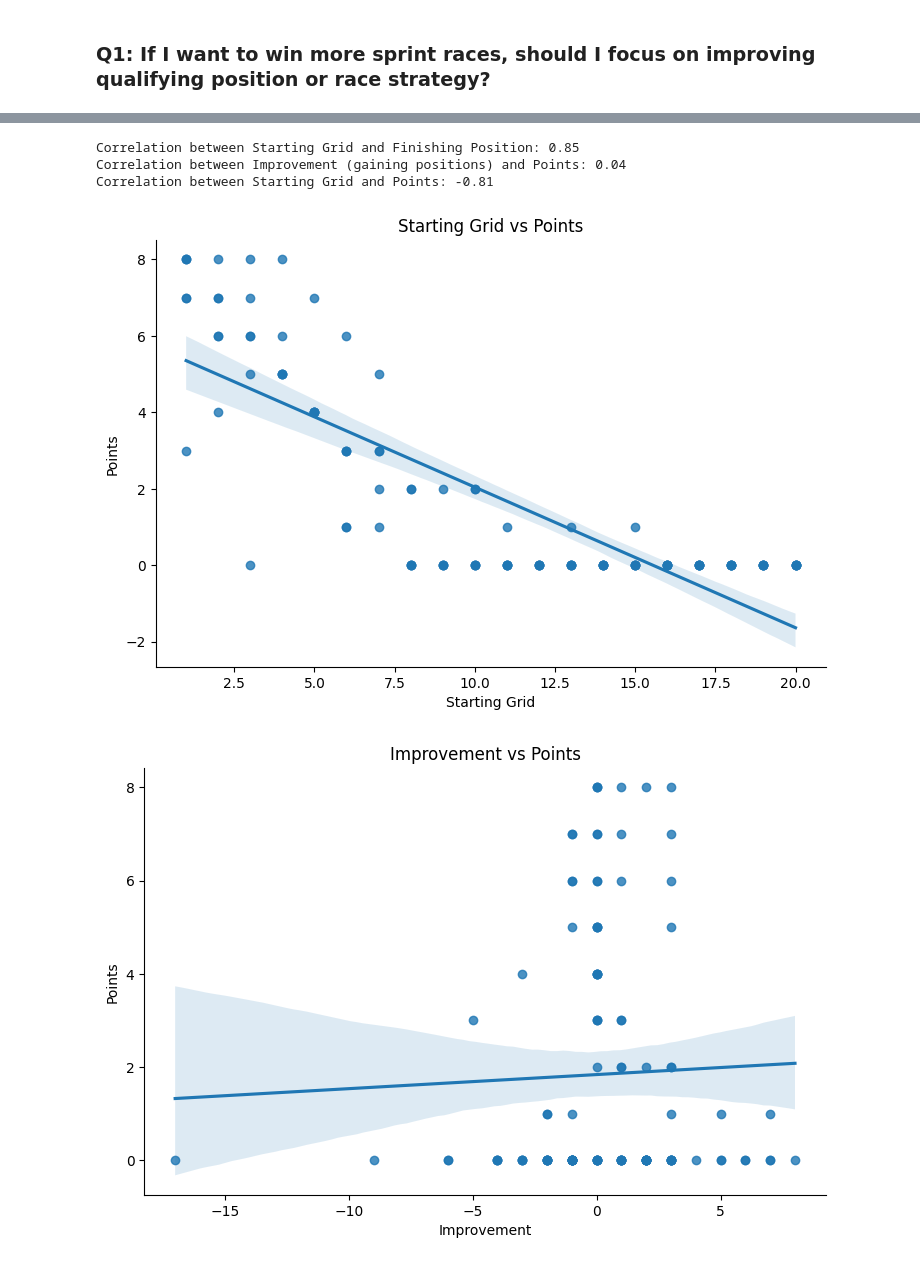
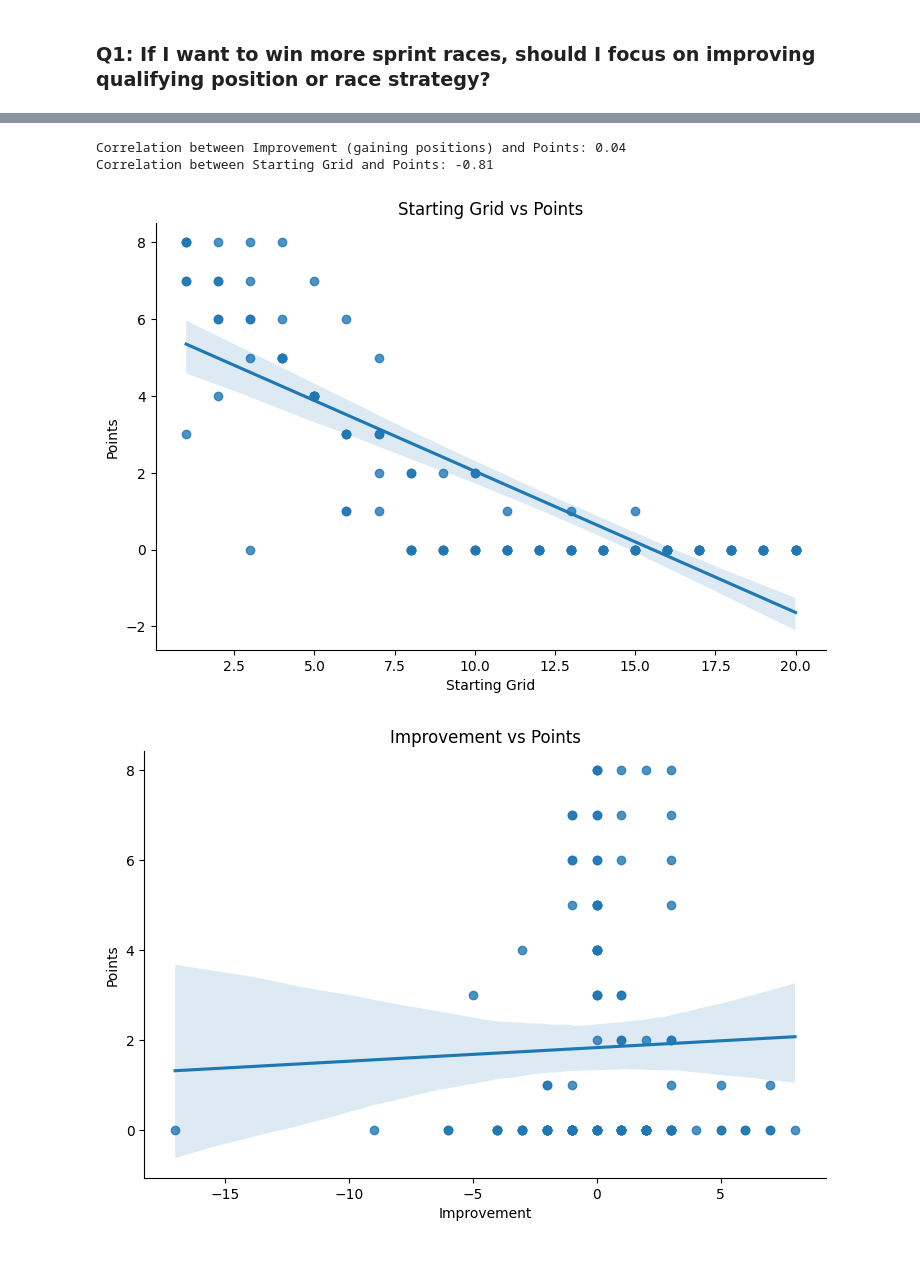
Before and after one commit to rushikesh328/Task_05_Descriptive_Stats, a Jupyter notebook: Stats_summary.ipynb, the cells around one changed output, grey strips where cells are left out. Drawn from its saved outputs; the diff is of its cells as text; code cells hidden in the pictures.

```diff
--- a/Stats_summary.ipynb
+++ b/Stats_summary.ipynb
@@ -98,37 +98,33 @@ df["Points"] = pd.to_numeric(df["Points"], errors="coerce")
 # Dropping rows with NaNs in key columns
 df_clean = df.dropna(subset=["Starting Grid", "Position", "Points"])
 
 # Creating improvement metric (positions gained)
 df_clean.loc[:, "Improvement"] = df_clean["Starting Grid"] - df_clean["Position"]
-# 1. Correlation between Starting Grid and Final Position
-start_vs_finish_corr = df_clean["Starting Grid"].corr(df_clean["Position"])
 
-# 2. Correlation between Improvement and Points
+# 1. Correlation between Improvement and Points
 improvement_vs_points_corr = df_clean["Improvement"].corr(df_clean["Points"])
 
-# 3. Correlation between Starting Grid and Points
+# 2. Correlation between Starting Grid and Points
 start_vs_points_corr = df_clean["Starting Grid"].corr(df_clean["Points"])
 
-print(f"Correlation between Starting Grid and Finishing Position: {start_vs_finish_corr:.2f}")
 print(f"Correlation between Improvement (gaining positions) and Points: {improvement_vs_points_corr:.2f}")
 print(f"Correlation between Starting Grid and Points: {start_vs_points_corr:.2f}")
 
 # Plotting relationships
 sns.lmplot(data=df_clean, x="Starting Grid", y="Points", aspect=1.5)
 plt.title("Starting Grid vs Points")
 plt.show()
 
 sns.lmplot(data=df_clean, x="Improvement", y="Points", aspect=1.5)
 plt.title("Improvement vs Points")
 plt.show()
 # %% [output]
 A value is trying to be set on a copy of a slice from a DataFrame.
 Try using .loc[row_indexer,col_indexer] = value instead
 
 See the caveats in the documentation: https://pandas.pydata.org/pandas-docs/stable/user_guide/indexing.html#returning-a-view-versus-a-copy
   df_clean.loc[:, "Improvement"] = df_clean["Starting Grid"] - df_clean["Position"]
-Correlation between Starting Grid and Finishing Position: 0.85
 Correlation between Improvement (gaining positions) and Points: 0.04
 Correlation between Starting Grid and Points: -0.81
 [figure]
-[figure, old version]
+[figure, new version]
```
Also changed, not shown: parts of 6 cells of this notebook.
